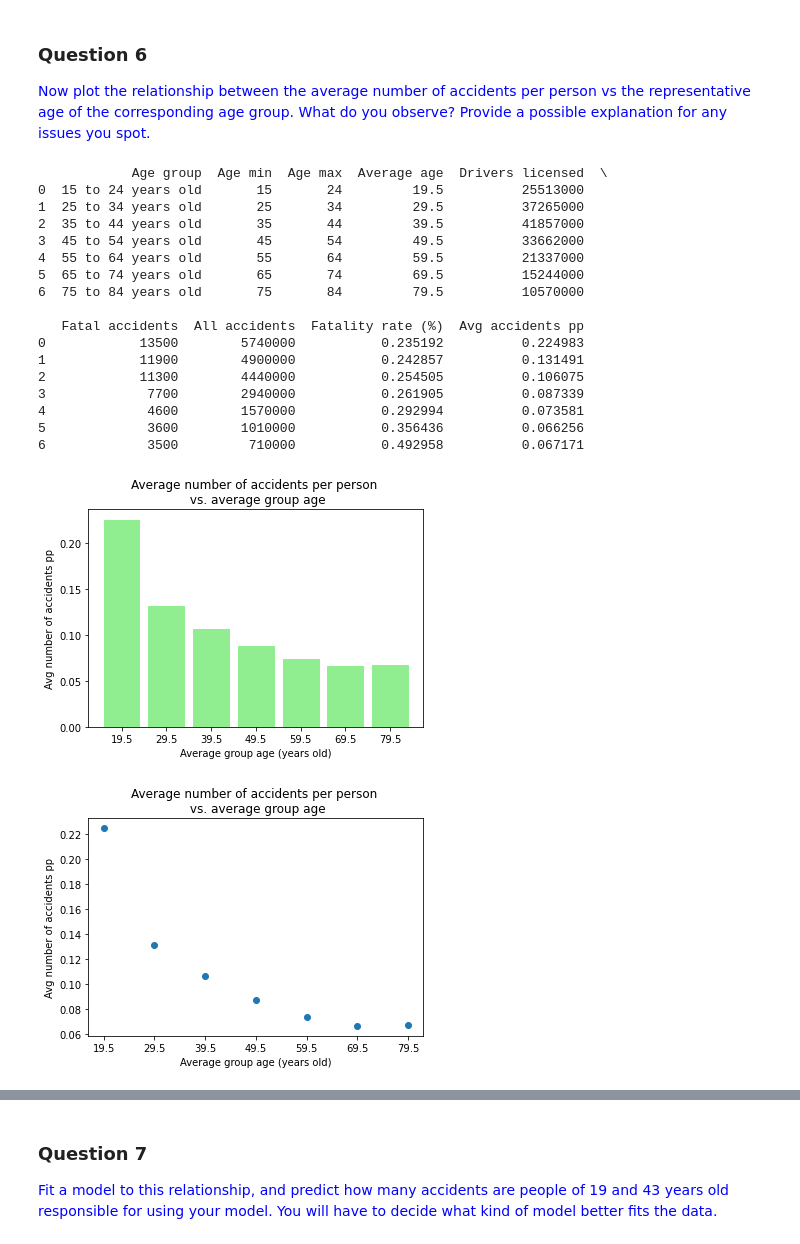
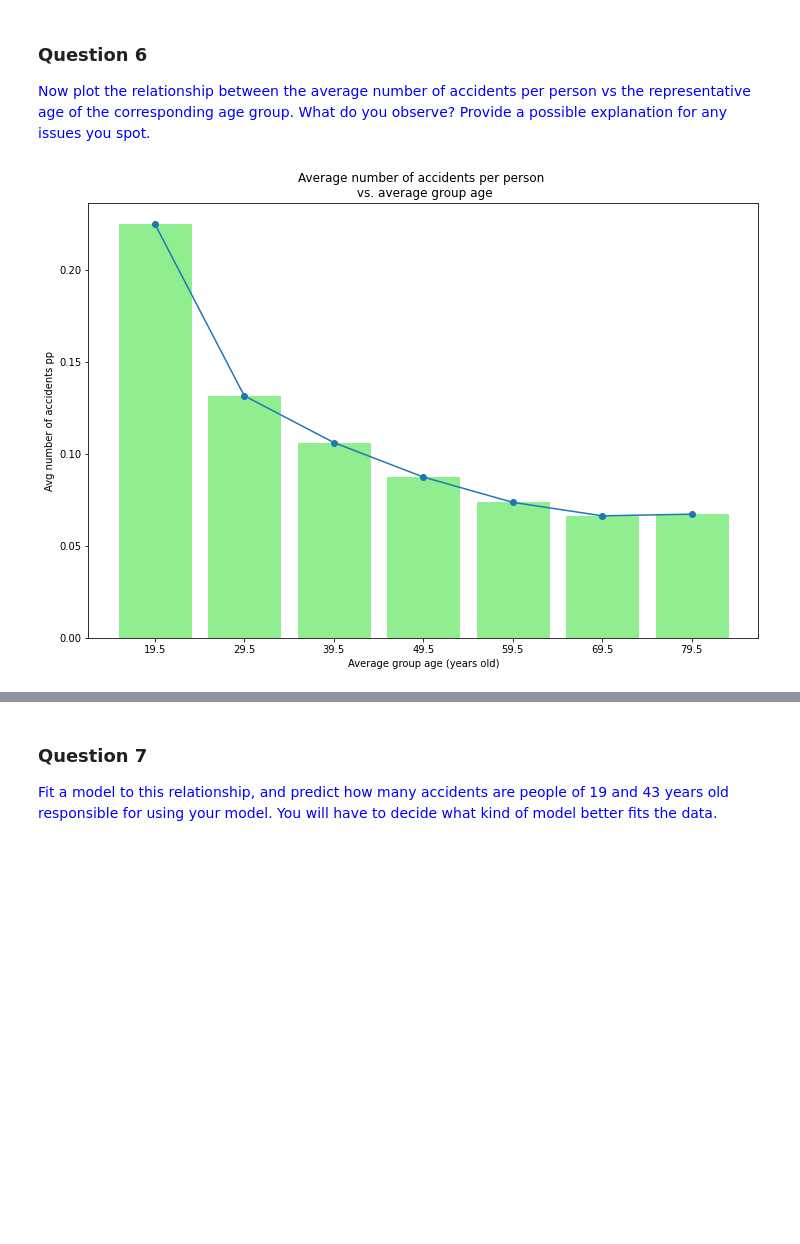
Before and after one commit to sofiacerbi/Project-1-Yousra, a Jupyter notebook: Project1.ipynb, the cells around one changed output, grey strips where cells are left out. Drawn from its saved outputs; the diff is of its cells as text; code cells hidden in the pictures; blank space fills up the shorter version.

```diff
--- a/Project1.ipynb
+++ b/Project1.ipynb
@@ -304,53 +290,27 @@ data.insert(8, 'Avg accidents pp', acc_person)
 <font color="blue">Now plot the relationship between the average number of accidents per person vs the representative age of the corresponding age group. What do you observe? Provide a possible explanation for any issues you spot.</font>
 # %%
 # Your Code Here
+#Se define tamaño de la figura
+f = plt.figure()
+f.set_figwidth(12)
+f.set_figheight(8)
+
 #Se crea el gráfico de barras de accidentes en promedio hay por persona en cada grupo de edad (apartado 5)
 bar_data = plt.bar(data['Average age'].astype(str), data['Avg accidents pp'])
 
-#Se define el color de las barras. Para las que sean mayores de un accidente por persona q sean en rojo
-#y las q son menos de 1 accidente, que sean verde
+#Se crea gráfico de puntos
+plt.plot(data['Average age'].astype(str), data['Avg accidents pp'], marker = 'o')
+
+#Se define el color de las barras. Si es más de un accidente por persona será rojo, si es menos será verde.
 for indx in range(0,data['Age group'].size):
-    if  data['Avg accidents pp'][indx]> 1:
+    if  data['Avg accidents pp'][indx] > 1:
         bar_data[indx].set_color('lightcoral')
     else:
         bar_data[indx].set_color('lightgreen')
 
 plt.title("Average number of accidents per person \n vs. average group age")
 plt.xlabel("Average group age (years old)")
 plt.ylabel("Avg number of accidents pp")
-print(data)
 plt.show()
-
-
-#grafico puntos
-bar_data = plt.plot(data['Average age'].astype(str), data['Avg accidents pp'],'o')
-plt.title("Average number of accidents per person \n vs. average group age")
-plt.xlabel("Average group age (years old)")
-plt.ylabel("Avg number of accidents pp")
-
-w = [-1,800 ] # These are the parameters of the line [w0, w1]
-
-# Calculate a series of points along the line YOUSRAAAA
-
-
-#mirarlo.
 # %% [output]
-            Age group  Age min  Age max  Average age  Drivers licensed  \
-0  15 to 24 years old       15       24         19.5          25513000
-1  25 to 34 years old       25       34         29.5          37265000
-2  35 to 44 years old       35       44         39.5          41857000
-3  45 to 54 years old       45       54         49.5          33662000
-4  55 to 64 years old       55       64         59.5          21337000
-5  65 to 74 years old       65       74         69.5          15244000
-6  75 to 84 years old       75       84         79.5          10570000
-
-   Fatal accidents  All accidents  Fatality rate (%)  Avg accidents pp
-0            13500        5740000           0.235192          0.224983
-1            11900        4900000           0.242857          0.131491
-2            11300        4440000           0.254505          0.106075
-3             7700        2940000           0.261905          0.087339
-4             4600        1570000           0.292994          0.073581
-5             3600        1010000           0.356436          0.066256
-6             3500         710000           0.492958          0.067171
-[figure, old version]
+[figure, new version]
-[figure, removed]
```
Also changed, not shown: parts of 4 cells of this notebook.
